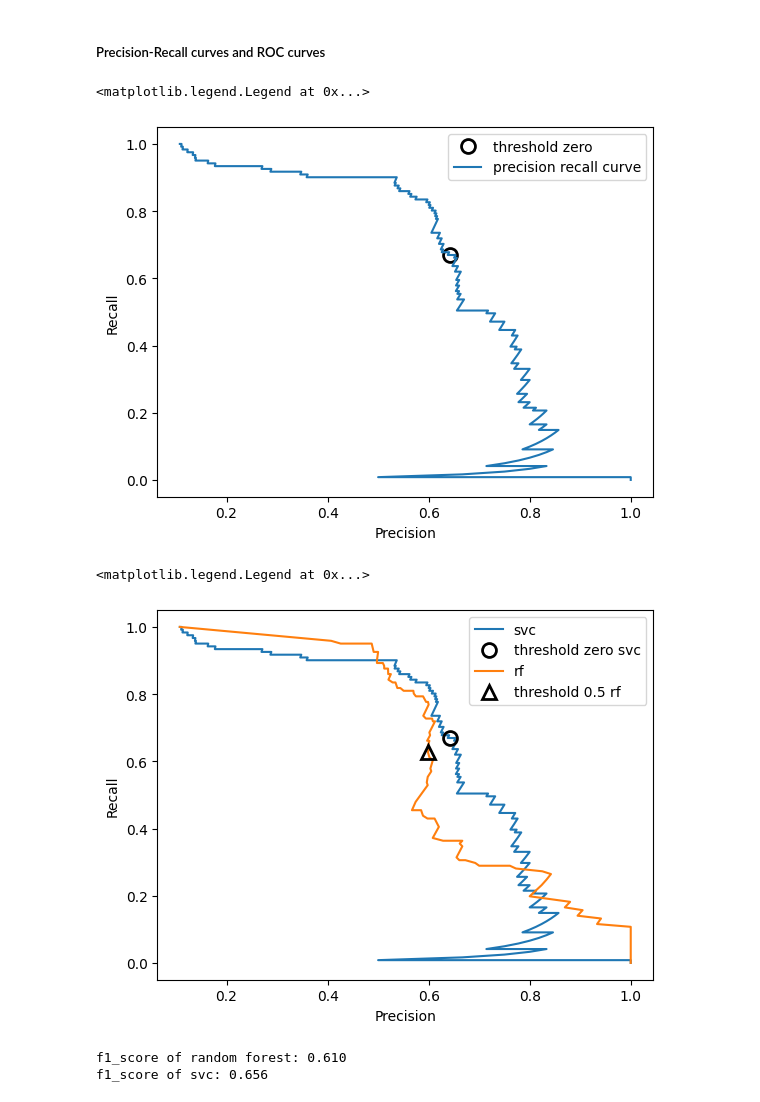
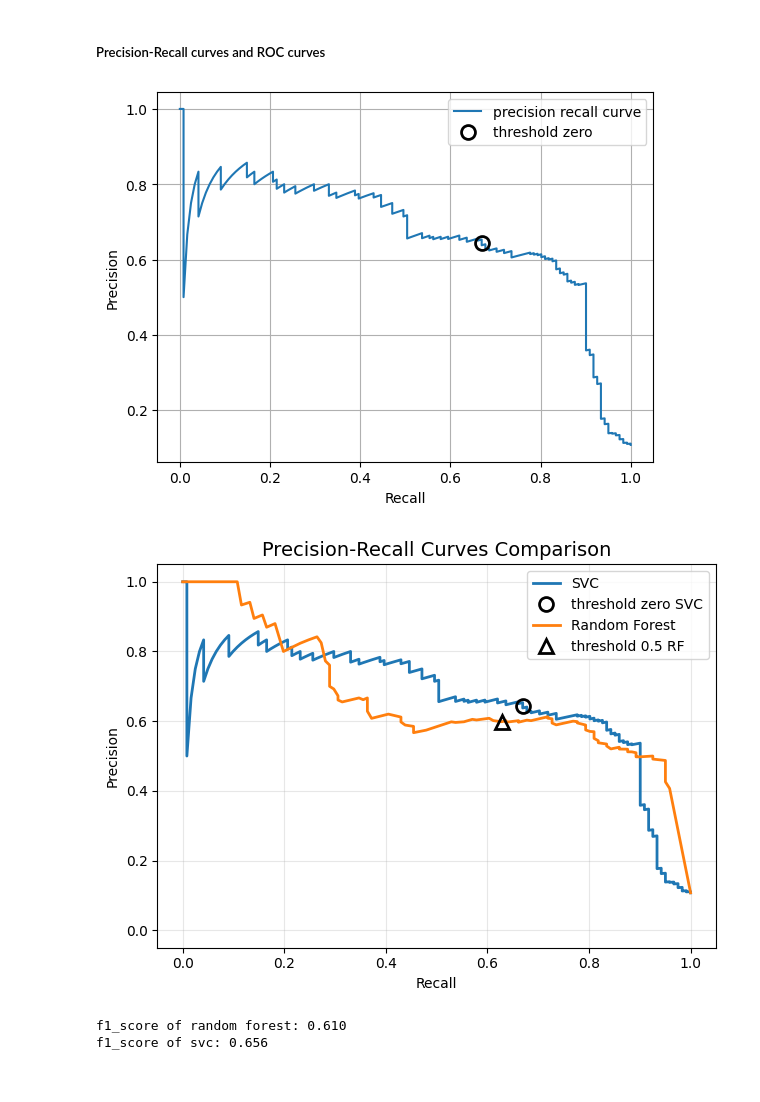
Before and after one commit to MinyaevAndrey/-, a Jupyter notebook: 05-model-evaluation-and-improvement.ipynb, the cells around one changed output. Cells and saved outputs as stored; diff of their text form; code cells hidden in the pictures.

```diff
--- a/05-model-evaluation-and-improvement.ipynb
+++ b/05-model-evaluation-and-improvement.ipynb
@@ -670,50 +551,77 @@ precision, recall, thresholds = precision_recall_curve(
 # %%
 import matplotlib.pyplot as plt
+from sklearn.datasets import make_blobs
+from sklearn.model_selection import train_test_split
+from sklearn.svm import SVC
+from sklearn.metrics import precision_recall_curve
+import numpy as np
 
-# Use more data points for a smoother curve
+# Используем больше данных для более гладкой кривой
 X, y = make_blobs(n_samples=(4000, 500), cluster_std=[7.0, 2], random_state=22)
 X_train, X_test, y_train, y_test = train_test_split(X, y, random_state=0)
 svc = SVC(gamma=.05).fit(X_train, y_train)
 precision, recall, thresholds = precision_recall_curve(
     y_test, svc.decision_function(X_test))
-# find threshold closest to zero
+
+# Находим порог, ближайший к нулю
 close_zero = np.argmin(np.abs(thresholds))
-plt.plot(precision[close_zero], recall[close_zero], 'o', markersize=10,
+
+# Рисуем кривую слева направо (recall по X, precision по Y)
+plt.plot(recall, precision, label="precision recall curve")
+plt.plot(recall[close_zero], precision[close_zero], 'o', markersize=10,
          label="threshold zero", fillstyle="none", c='k', mew=2)
 
-plt.plot(precision, recall, label="precision recall curve")
-plt.xlabel("Precision")
-plt.ylabel("Recall")
+plt.xlabel("Recall")
+plt.ylabel("Precision")
 plt.legend(loc="best")
+plt.grid(True)
+plt.show()
 # %% [output]
-<matplotlib.legend.Legend at 0x...>
-[figure, old version]
+[figure, new version]
 # %%
 from sklearn.ensemble import RandomForestClassifier
+from sklearn.metrics import precision_recall_curve
+import matplotlib.pyplot as plt
+import numpy as np
 
+# Обучение Random Forest
 rf = RandomForestClassifier(n_estimators=100, random_state=0, max_features=2)
 rf.fit(X_train, y_train)
 
-# RandomForestClassifier has predict_proba, but not decision_function
+# Получение precision-recall для Random Forest
 precision_rf, recall_rf, thresholds_rf = precision_recall_curve(
     y_test, rf.predict_proba(X_test)[:, 1])
 
-plt.plot(precision, recall, label="svc")
+# Строим график с осями: Recall (X) и Precision (Y)
+plt.plot(recall, precision, label="SVC", linewidth=2)
 
-plt.plot(precision[close_zero], recall[close_zero], 'o', markersize=10,
-         label="threshold zero svc", fillstyle="none", c='k', mew=2)
+# Точка порога 0 для SVC
+plt.plot(recall[close_zero], precision[close_zero], 'o', markersize=10,
+         label="threshold zero SVC", fillstyle="none", c='k', mew=2)
 
-plt.plot(precision_rf, recall_rf, label="rf")
+# Кривая для Random Forest
+plt.plot(recall_rf, precision_rf, label="Random Forest", linewidth=2)
 
+# Точка порога 0.5 для Random Forest (стандартный порог)
 close_default_rf = np.argmin(np.abs(thresholds_rf - 0.5))
-plt.plot(precision_rf[close_default_rf], recall_rf[close_default_rf], '^', c='k',
-         markersize=10, label="threshold 0.5 rf", fillstyle="none", mew=2)
-plt.xlabel("Precision")
-plt.ylabel("Recall")
+plt.plot(recall_rf[close_default_rf], precision_rf[close_default_rf], '^', c='k',
+         markersize=10, label="threshold 0.5 RF", fillstyle="none", mew=2)
+
+# Подписи осей (теперь Recall по X, Precision по Y)
+plt.xlabel("Recall")
+plt.ylabel("Precision")
+plt.title("Precision-Recall Curves Comparison", fontsize=14)
 plt.legend(loc="best")
+plt.grid(True, alpha=0.3)
+
+# Опционально: установить границы осей
+plt.xlim([-0.05, 1.05])
+plt.ylim([-0.05, 1.05])
+
+plt.tight_layout()
+plt.show()
 # %% [output]
-<matplotlib.legend.Legend at 0x...>
-[figure, old version]
+[figure, new version]
 # %%
 print("f1_score of random forest: {:.3f}".format(
     f1_score(y_test, rf.predict(X_test))))
```
Also changed, not shown: parts of 26 cells of this notebook.
